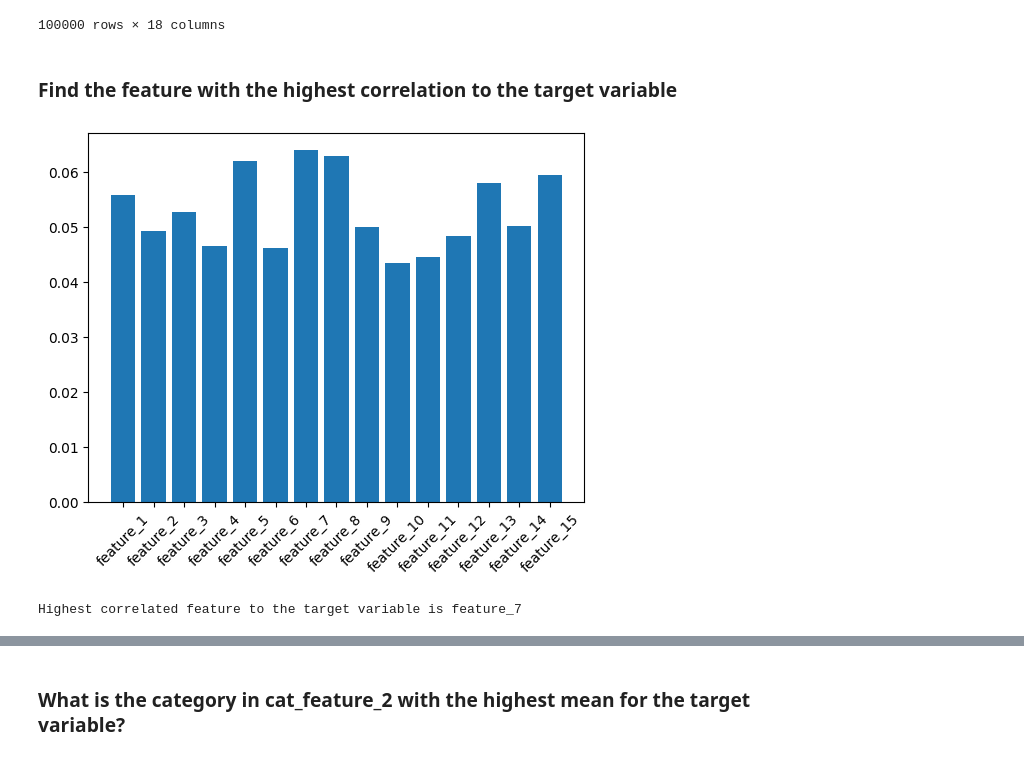
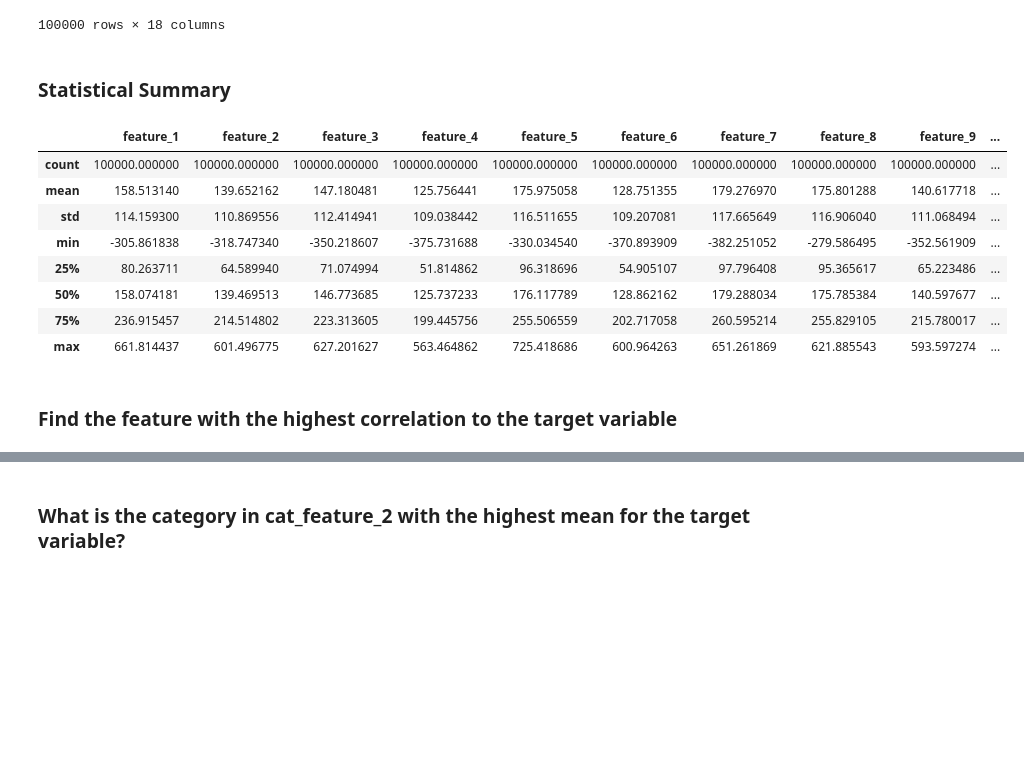
Before and after one commit to kir1m1/sk-data-science-hackathon, a Jupyter notebook: case_study.ipynb, the cells around one changed output, grey strips where cells are left out. Cells and saved outputs as stored; diff of their text form; code cells hidden in the pictures; blank space fills up the shorter version.

```diff
--- a/case_study.ipynb
+++ b/case_study.ipynb
@@ -21,30 +21,19 @@ case_study
 | 99998 | -15.557983 | 212.114566 | -33.215685 | 108.988587 | 211.905884 | 291.579619 | 353.093819 | 149.118057 | -23.918542 | ... |
 | 99999 | 228.476620 | 121.324249 | 328.229965 | 257.140130 | 150.158028 | 163.996202 | 181.255538 | 242.381308 | 297.442216 | ... |
 100000 rows × 18 columns
+# %% [markdown]
+### Statistical Summary
+# %%
+case_study.describe()
+# %% [output]
+|  | feature_1 | feature_2 | feature_3 | feature_4 | feature_5 | feature_6 | feature_7 | feature_8 | feature_9 | ... |
+| count | 100000.000000 | 100000.000000 | 100000.000000 | 100000.000000 | 100000.000000 | 100000.000000 | 100000.000000 | 100000.000000 | 100000.000000 | ... |
+| mean | 158.513140 | 139.652162 | 147.180481 | 125.756441 | 175.975058 | 128.751355 | 179.276970 | 175.801288 | 140.617718 | ... |
+| std | 114.159300 | 110.869556 | 112.414941 | 109.038442 | 116.511655 | 109.207081 | 117.665649 | 116.906040 | 111.068494 | ... |
+| min | -305.861838 | -318.747340 | -350.218607 | -375.731688 | -330.034540 | -370.893909 | -382.251052 | -279.586495 | -352.561909 | ... |
+| 25% | 80.263711 | 64.589940 | 71.074994 | 51.814862 | 96.318696 | 54.905107 | 97.796408 | 95.365617 | 65.223486 | ... |
+| 50% | 158.074181 | 139.469513 | 146.773685 | 125.737233 | 176.117789 | 128.862162 | 179.288034 | 175.785384 | 140.597677 | ... |
+| 75% | 236.915457 | 214.514802 | 223.313605 | 199.445756 | 255.506559 | 202.717058 | 260.595214 | 255.829105 | 215.780017 | ... |
+| max | 661.814437 | 601.496775 | 627.201627 | 563.464862 | 725.418686 | 600.964263 | 651.261869 | 621.885543 | 593.597274 | ... |
 # %% [markdown]
 ### Find the feature with the highest correlation to the target variable
-# %%
-
-# setup X, y & feature column names
-col_names_to_drop = ["target", "cat_feature_1", "cat_feature_2"]
-X = case_study.drop(col_names_to_drop, axis=1).values
-y = case_study['target'].values
-ft_col_names = case_study.drop(col_names_to_drop, axis=1).columns
-
-
-# use Lasso regression as this will shrink coefficients of less important features
-from sklearn.linear_model import Lasso
-correlation_model = Lasso(alpha=0.1)
-coefficients = correlation_model.fit(X,y).coef_
-
-
-plt.bar(ft_col_names, coefficients)
-plt.xticks(rotation=45)
-plt.show()
-
-# find index of the highest correlated feature
-max_index = np.argmax(np.abs(coefficients))
-print('Highest correlated feature to the target variable is {}'.format(ft_col_names[max_index]))
-# %% [output]
-[figure, removed]
-Highest correlated feature to the target variable is feature_7
```
Also changed, not shown: parts of 23 cells of this notebook, 1 other file.
